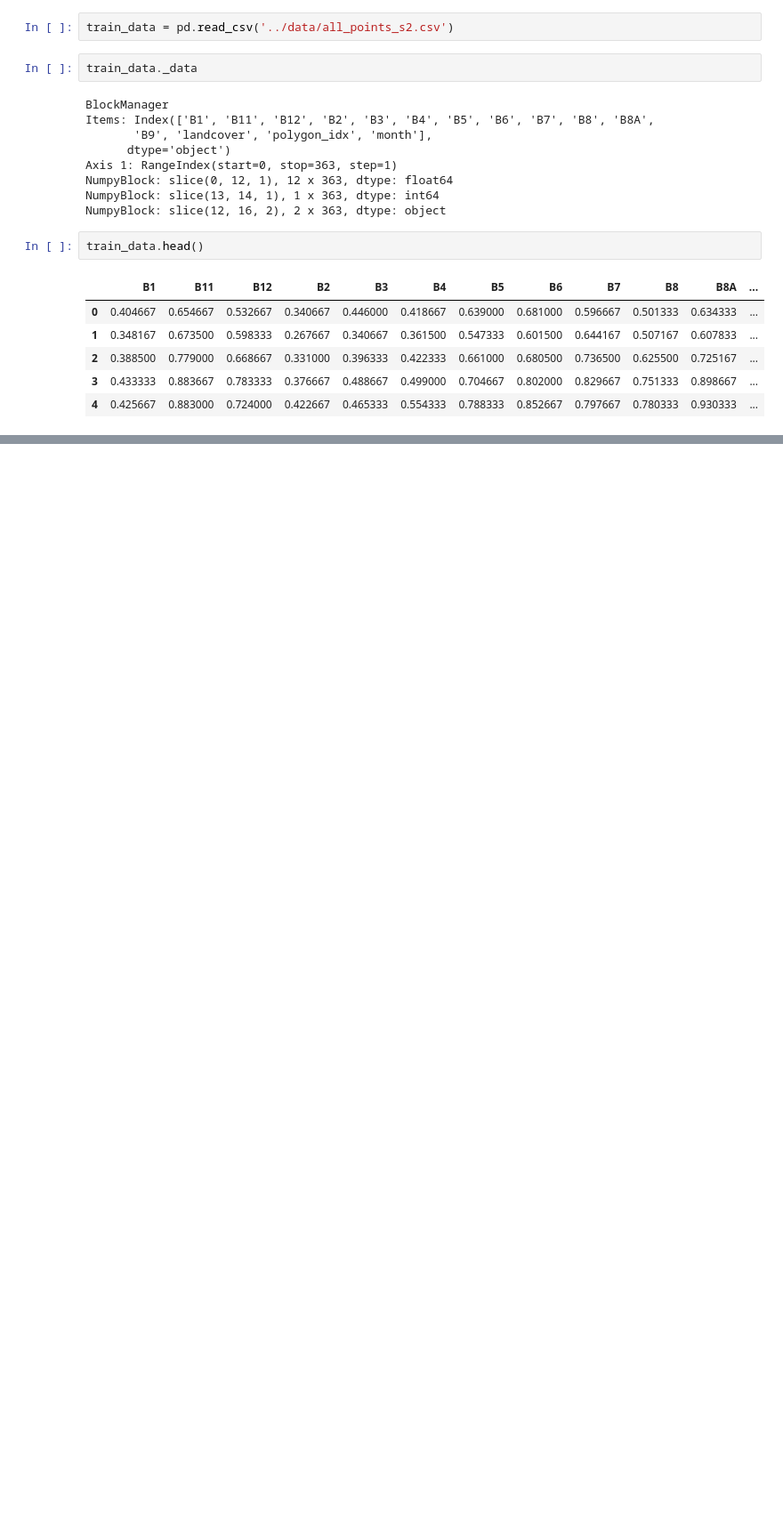
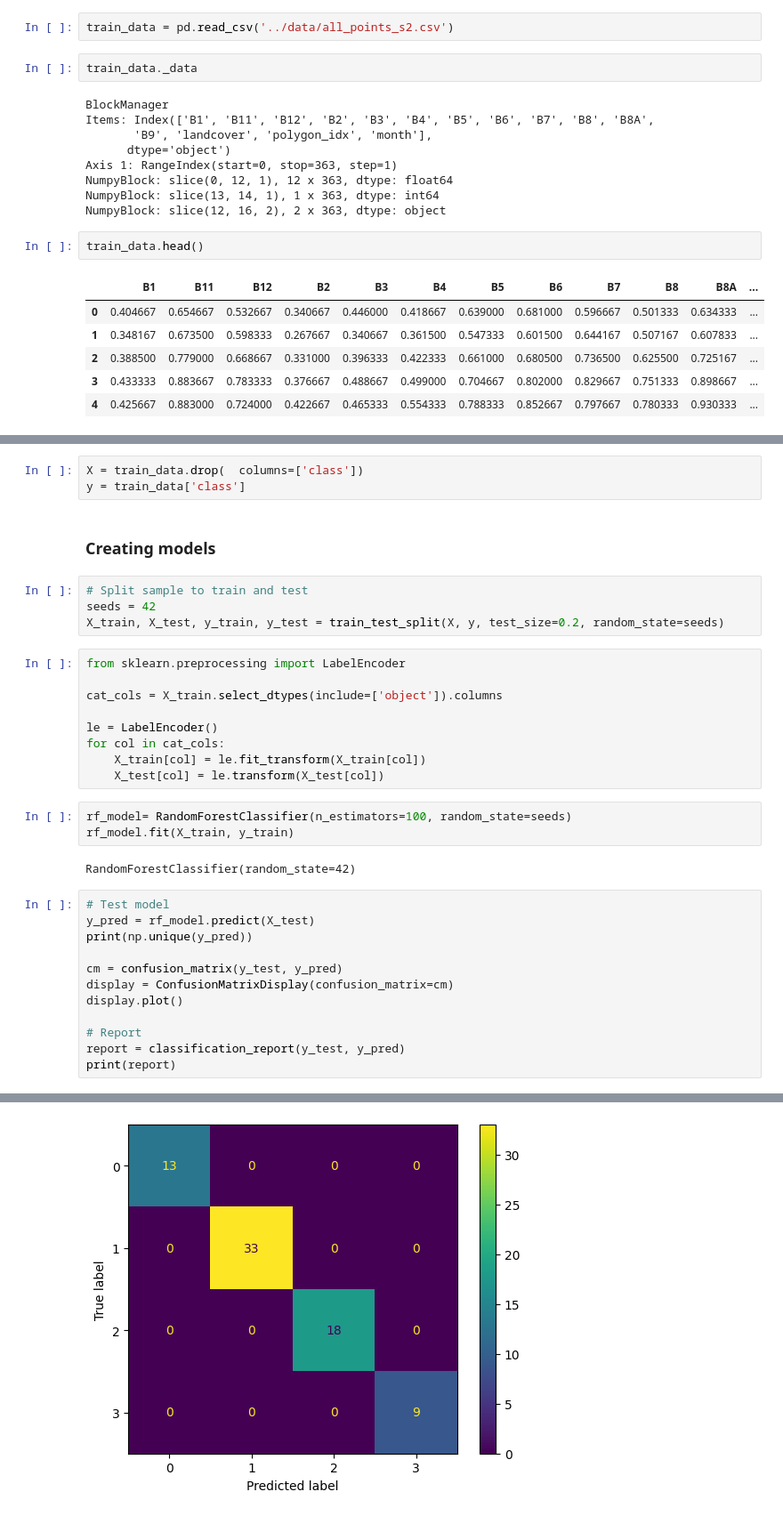
Before and after one commit to Justclemax/Land_cover_Temporel_monthly_Sentinel_2, a Jupyter notebook: notebook/training_models.ipynb, the cells around one changed output, grey strips where cells are left out. Shown at 89% size. Saved outputs shown, nothing was run; the diff lists cells and outputs as text; blank space fills up the shorter version.

Commit message:
Training rf model

```diff
--- a/notebook/training_models.ipynb
+++ b/notebook/training_models.ipynb
@@ -25,0 +45,36 @@ train_data.head()
+# %%
+X = train_data.drop(  columns=['class'])
+y = train_data['class']
+# %% [markdown]
+### Creating models
+# %%
+# Split sample to train and test
+seeds = 42
+X_train, X_test, y_train, y_test = train_test_split(X, y, test_size=0.2, random_state=seeds)
+# %%
+from sklearn.preprocessing import LabelEncoder
+
+cat_cols = X_train.select_dtypes(include=['object']).columns
+
+le = LabelEncoder()
+for col in cat_cols:
+    X_train[col] = le.fit_transform(X_train[col])
+    X_test[col] = le.transform(X_test[col])
+# %%
+rf_model= RandomForestClassifier(n_estimators=100, random_state=seeds)
+rf_model.fit(X_train, y_train)
+# %% [output]
+RandomForestClassifier(random_state=42)
+# %%
+# Test model
+y_pred = rf_model.predict(X_test)
+print(np.unique(y_pred))
+
+cm = confusion_matrix(y_test, y_pred)
+display = ConfusionMatrixDisplay(confusion_matrix=cm)
+display.plot()
+
+# Report
+report = classification_report(y_test, y_pred)
+print(report)
+# %% [output]
@@ -25,0 +92 @@ train_data.head()
+[figure, added]
```
Also changed, not shown: parts of 6 cells of this notebook, 1 other file.
